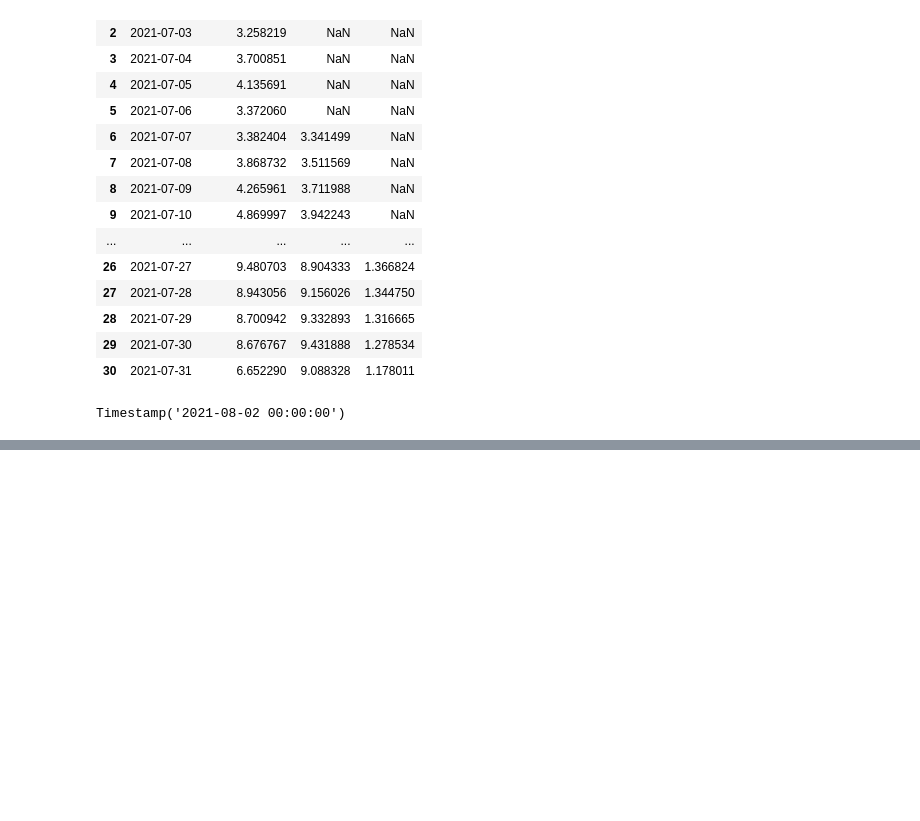
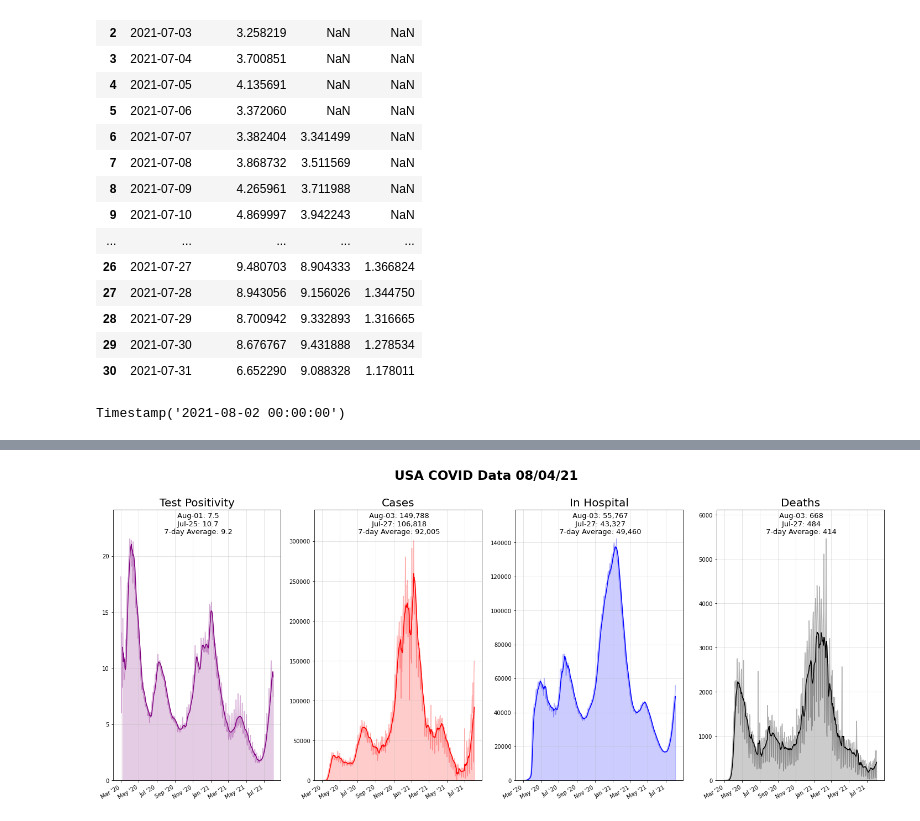
Before and after one commit to jonahdf/covid-twitter-bot, a Jupyter notebook: src/playground.ipynb, the cells around one changed output, grey strips where cells are left out. Cells and saved outputs as stored; diff of their text form; code cells hidden in the pictures; blank space fills up the shorter version.

```diff
--- a/src/playground.ipynb
+++ b/src/playground.ipynb
@@ -149,2 +171,6 @@ LOG: Plotted tables for Northeast
+# %%
+dv.plot_graphs()
+# %% [output]
+[figure, added]
 # %%
 import math
```
Also changed, not shown: parts of 10 cells of this notebook, 3 other files.
